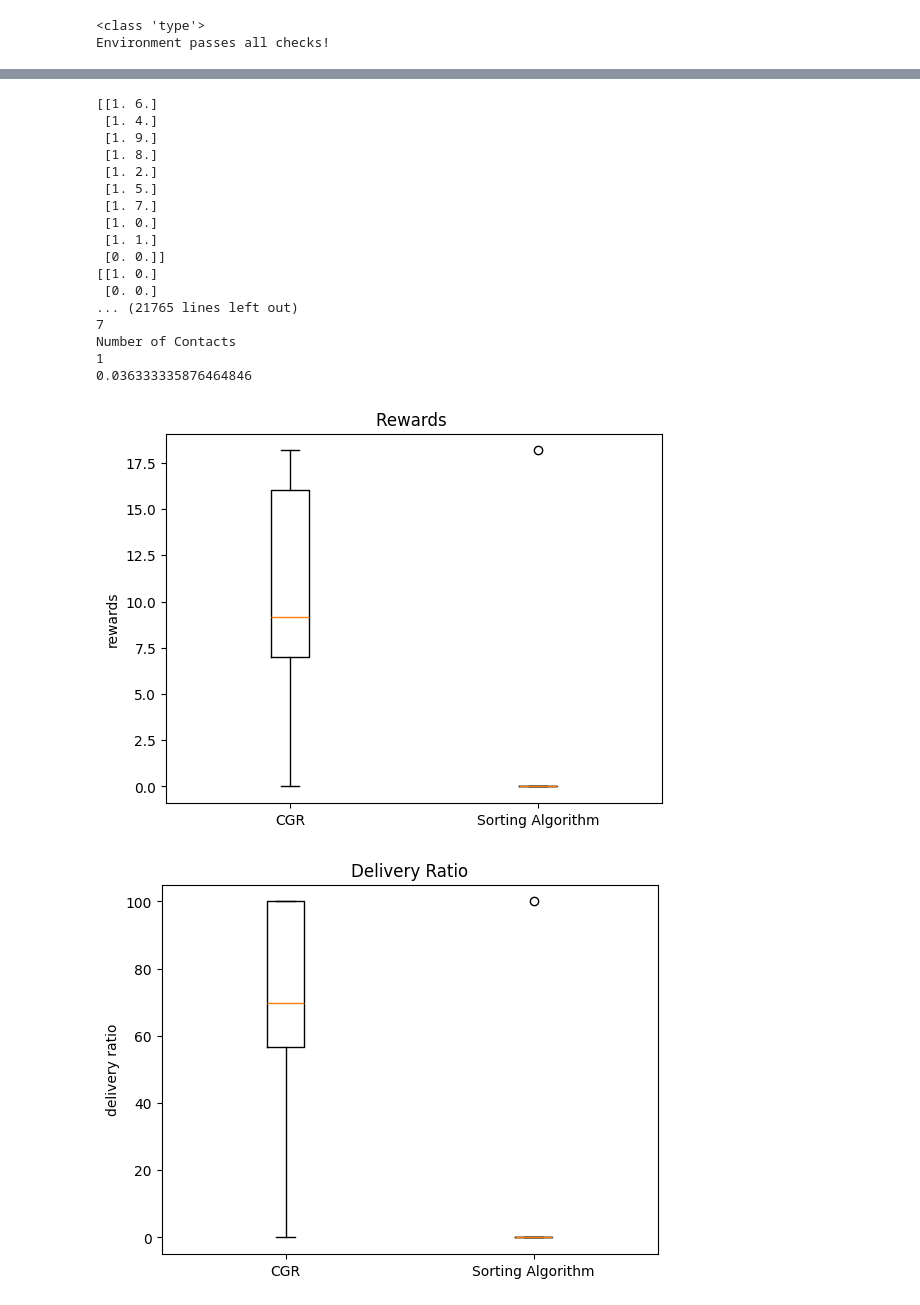
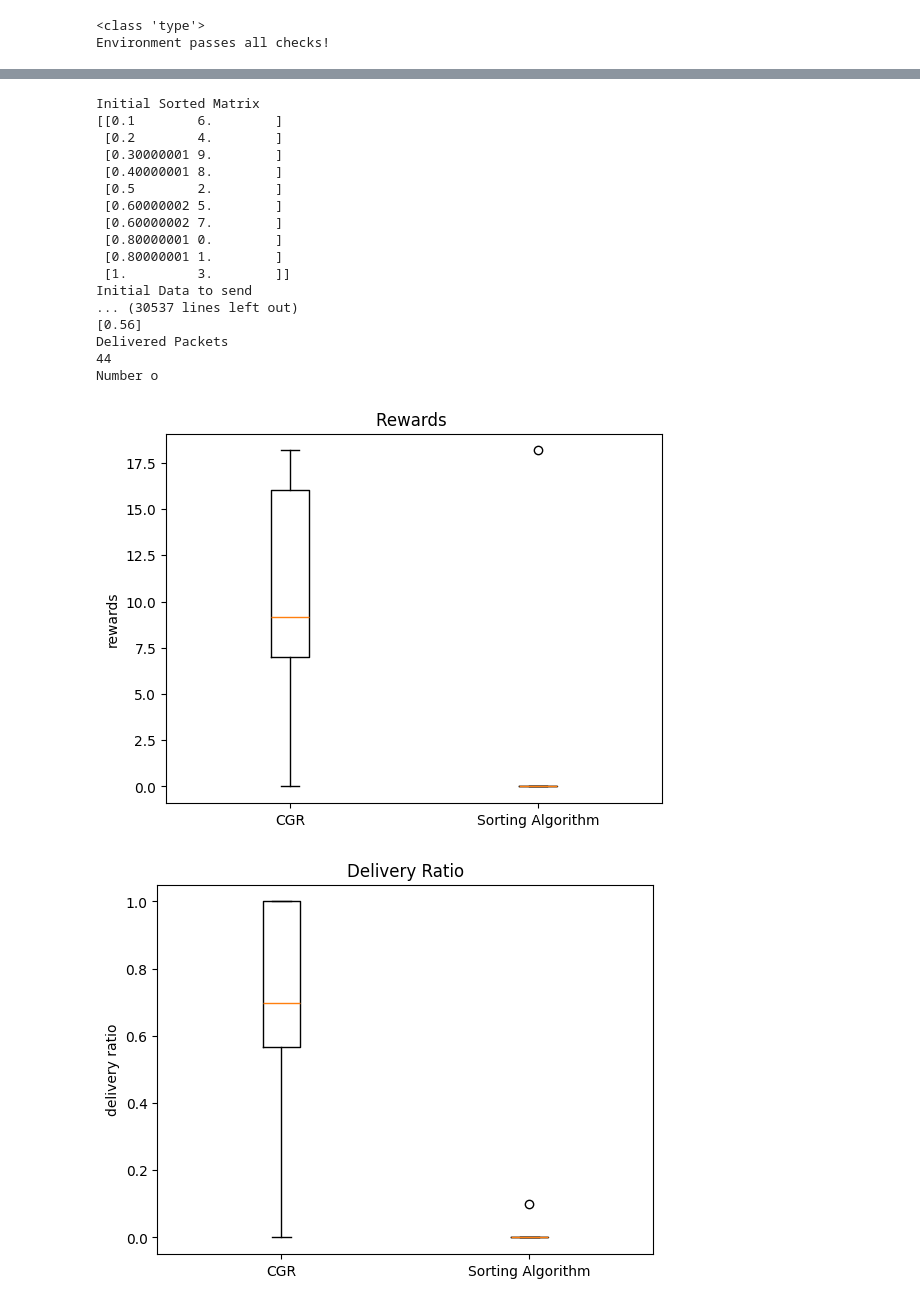
Before and after one commit to brasdorlakes/singleagent-project, a Jupyter notebook: Baseline_Functions.ipynb, the cells around one changed output, grey strips where cells are left out. Saved outputs shown, nothing was run; the diff lists cells and outputs as text; code cells hidden in the pictures.

```diff
--- a/Baseline_Functions.ipynb
+++ b/Baseline_Functions.ipynb
@@ -135,3 +156,4 @@ def AdaptiveSorting(env,seed):
     env.close()
 # %%
 #Basic debugging tests for sorting algorithm
+total_reward,initial_data_volume,delivered_packets,number_of_contacts,excess_energy_expended=AdaptiveSorting(env,50)
@@ -149,7 +189,7 @@ for h in range(1,Number_of_Episodes):
             total_reward,initial_data_volume,delivered_packets,number_of_contacts,excess_energy_expended=BaselineCGR(env,b)
             vector_index+=1
             CGR_reward_vector[vector_index]=total_reward
-            CGR_delivery_ratio_vector[vector_index]=delivered_packets/initial_data_volume
+            CGR_delivery_ratio_vector[vector_index]=delivered_packets/(initial_data_volume*100)
             CGR_mean_contact_energy_efficiency_vector[vector_index]=delivered_packets/number_of_contacts
 
 #Next we must make box plots these results
@@ -164,54 +204,54 @@ Sorting_mean_contact_energy_efficiency_vector=np.zeros(len(seeds)*Number_of_Epis
 vector_index=0
 for h in range(1,Number_of_Episodes):
         for b in seeds:
-            total_reward,intial_data_volume,delivered_packets,number_of_contacts,excess_energy_expended=AdaptiveSorting(env,b)
+            total_reward,initial_data_volume,delivered_packets,number_of_contacts,excess_energy_expended=AdaptiveSorting(env,b)
             Sorting_reward_vector[vector_index]=total_reward
-            Sorting_delivery_ratio_vector[vector_index]=delivered_packets/initial_data_volume
+            Sorting_delivery_ratio_vector[vector_index]=delivered_packets/(initial_data_volume*100)
             print("Delivered Packets")
             print(delivered_packets)
             print("Number of Contacts")
             print(number_of_contacts)
             Sorting_mean_contact_energy_efficiency_vector[vector_index]=delivered_packets/number_of_contacts
 
 import matplotlib.pyplot as plt
 #Reward Plot
 print(np.mean(Sorting_reward_vector))
 plt.boxplot([CGR_reward_vector, Sorting_reward_vector], tick_labels=['CGR', 'Sorting Algorithm'])
 
 plt.title("Rewards ")
 plt.ylabel("rewards")
 plt.show()
 
 #Delivery Ratio Plot
 plt.boxplot([CGR_delivery_ratio_vector, Sorting_delivery_ratio_vector], tick_labels=['CGR', 'Sorting Algorithm'])
 
 plt.title("Delivery Ratio")
 plt.ylabel("delivery ratio")
 plt.show()
 #Contact Energy Efficiency Plot
 plt.boxplot([CGR_mean_contact_energy_efficiency_vector, Sorting_mean_contact_energy_efficiency_vector], tick_labels=['CGR', 'Sorting Algorithm'])
 
 plt.title("Box and Whisker Plot")
 plt.ylabel("Values")
 plt.show()
 # %% [output]
-[[1. 6.]
- [1. 4.]
- [1. 9.]
- [1. 8.]
- [1. 2.]
- [1. 5.]
- [1. 7.]
- [1. 0.]
- [1. 1.]
- [0. 0.]]
-[[1. 0.]
- [0. 0.]
-... (21765 lines left out)
-7
-Number of Contacts
-1
-0.036333335876464846
+Initial Sorted Matrix
+[[0.1        6.        ]
+ [0.2        4.        ]
+ [0.30000001 9.        ]
+ [0.40000001 8.        ]
+ [0.5        2.        ]
+ [0.60000002 5.        ]
+ [0.60000002 7.        ]
+ [0.80000001 0.        ]
+ [0.80000001 1.        ]
+ [1.         3.        ]]
+Initial Data to send
+... (30537 lines left out)
+[0.56]
+Delivered Packets
+44
+Number o
 [figure]
-[figure, old version]
+[figure, new version]
 [figure]
```
Also changed, not shown: parts of 2 cells of this notebook.
